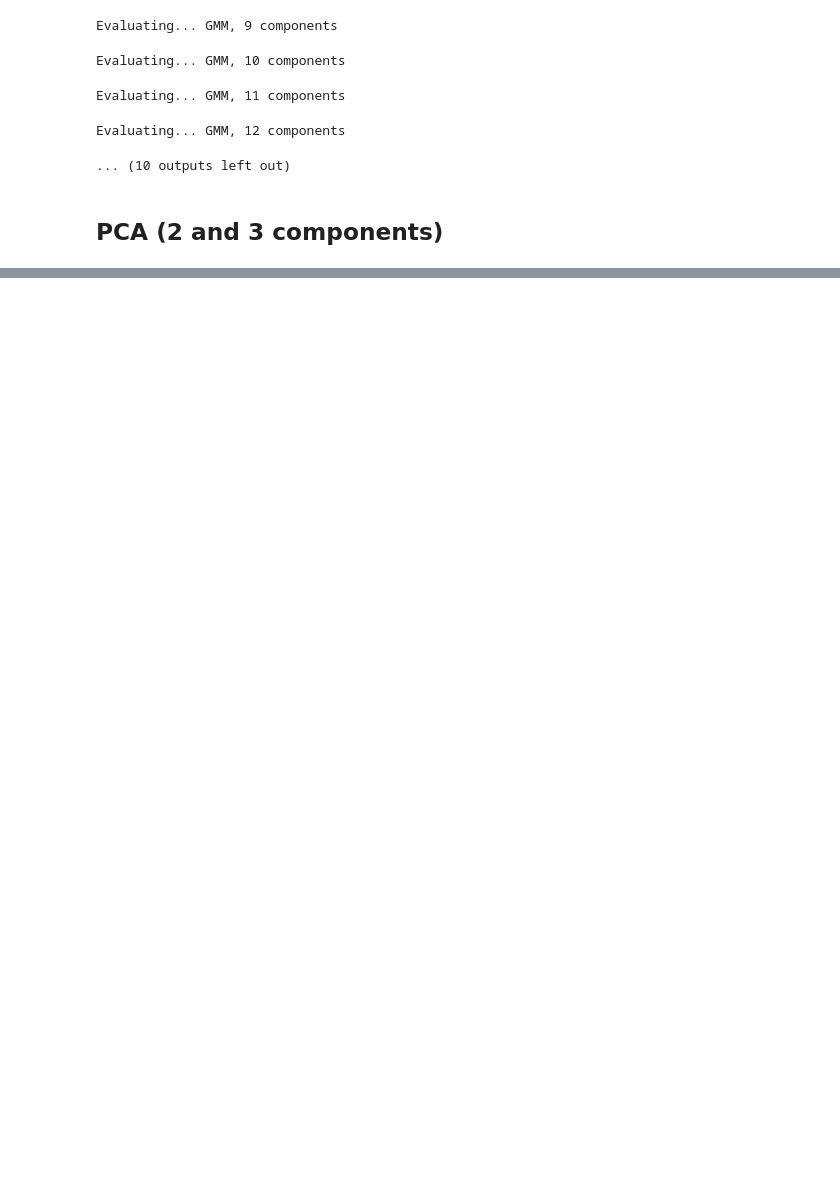
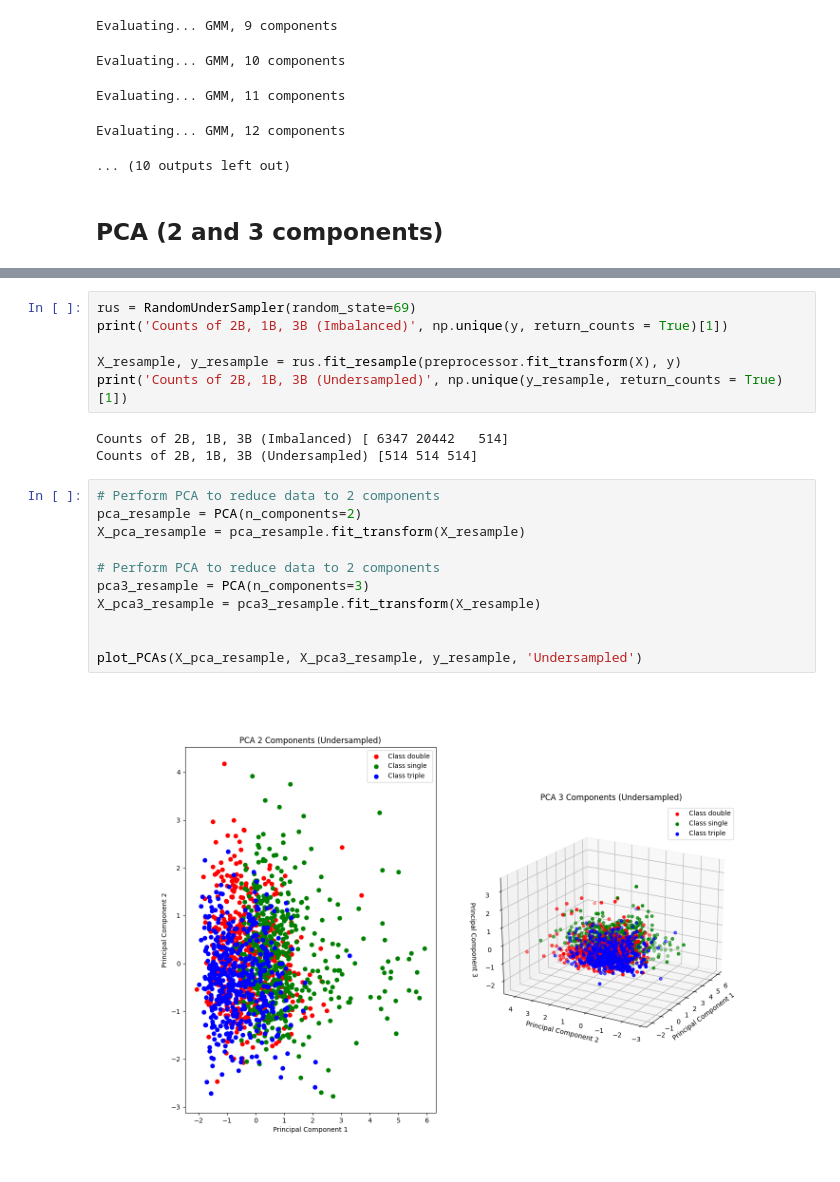
Before and after one commit to joshsalce/Speed_ISO, a Jupyter notebook: Analysis Notebooks/Uns_ML.ipynb, the cells around one changed output, grey strips where cells are left out. Saved outputs shown, nothing was run; the diff lists cells and outputs as text; blank space fills up the shorter version.

```diff
--- a/Analysis Notebooks/Uns_ML.ipynb
+++ b/Analysis Notebooks/Uns_ML.ipynb
@@ -228,0 +255,22 @@ plt.show()
+# %%
+rus = RandomUnderSampler(random_state=69)
+print('Counts of 2B, 1B, 3B (Imbalanced)', np.unique(y, return_counts = True)[1])
+
+X_resample, y_resample = rus.fit_resample(preprocessor.fit_transform(X), y)
+print('Counts of 2B, 1B, 3B (Undersampled)', np.unique(y_resample, return_counts = True)[1])
+# %% [output]
+Counts of 2B, 1B, 3B (Imbalanced) [ 6347 20442   514]
+Counts of 2B, 1B, 3B (Undersampled) [514 514 514]
+# %%
+# Perform PCA to reduce data to 2 components
+pca_resample = PCA(n_components=2)
+X_pca_resample = pca_resample.fit_transform(X_resample)
+
+# Perform PCA to reduce data to 2 components
+pca3_resample = PCA(n_components=3)
+X_pca3_resample = pca3_resample.fit_transform(X_resample)
+
+
+plot_PCAs(X_pca_resample, X_pca3_resample, y_resample, 'Undersampled')
+# %% [output]
+[figure, added]
```
Also changed, not shown: parts of 9 cells of this notebook.
